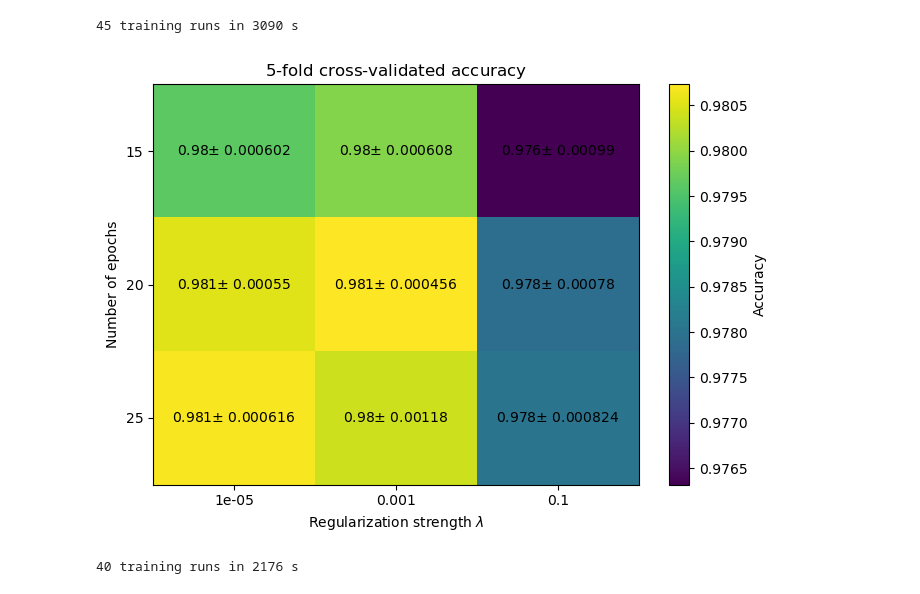
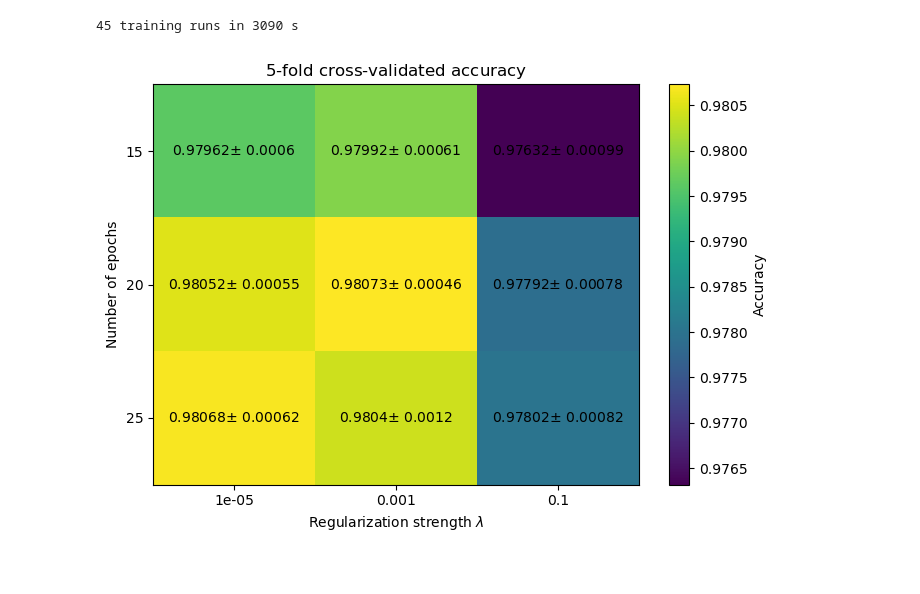
Before and after one commit to kajassandnes/FYS-STK3155, a Jupyter notebook: Project2/part_e.ipynb, the cells around one changed output. Drawn from its saved outputs; the diff is of its cells as text; code cells hidden in the pictures.

```diff
--- a/Project2/part_e.ipynb
+++ b/Project2/part_e.ipynb
@@ -136,37 +107,22 @@ se_c = rc["std_test_score"].reshape(shape_c) / np.sqrt(k - 1)
 # %%
 fig, ax = plt.subplots(figsize=(7, 5))
 heatmap = ax.imshow(acc_c, cmap="viridis", aspect="auto")
 ax.set_xticks(np.arange(len(lambdas_c)))
 ax.set_xticklabels([f"{value:g}" for value in lambdas_c])
 ax.set_yticks(np.arange(len(epochs_c)))
 ax.set_yticklabels([f"{value:g}" for value in epochs_c])
 ax.set_xlabel("Regularization strength $\\lambda$")
 ax.set_ylabel("Number of epochs")
 ax.set_title("$5$-fold cross-validated accuracy")
 
 
 for row in range(acc_c.shape[0]):
     for col in range(acc_c.shape[1]):
         color = "black"
-        ax.text(col, row, f"{acc_c[row, col]:.3g}$\\pm$ {se_c[row,col]:.3g}", ha="center", va="center", color=color)
+        ax.text(col, row, f"{acc_c[row, col]:.5g}$\\pm$ {se_c[row,col]:.2g}", ha="center", va="center", color=color)
 
 fig.colorbar(heatmap, ax=ax, label="Accuracy")
 fig.tight_layout()
 plt.show()
 # %% [output]
-[figure, old version]
+[figure, new version]
-# %%
-lambdas_c = [0, 1e-5, 1e-4, 1e-3, 1e-2, 1e-1, 1, 10]
-t0 = time.time()
-search_c = GridSearchCV(EstimatorClassifier(epochs = 25, gamma = 1e-3, hidden = 256, batch_size = 256), {"lmbda": lambdas_c},
-                        cv=cv_strat, scoring= "accuracy", return_train_score=True)
-
-search_c.fit(x_train, y_train)
-print(f"{len(lambdas_c) * k} training runs in {time.time() - t0:.0f} s")
-
-
-rc = search_c.cv_results_
-acc_c = rc["mean_test_score"]
-se_c = rc["std_test_score"] / np.sqrt(k - 1)
-# %% [output]
-40 training runs in 2176 s
```
Also changed, not shown: parts of 25 cells of this notebook.
